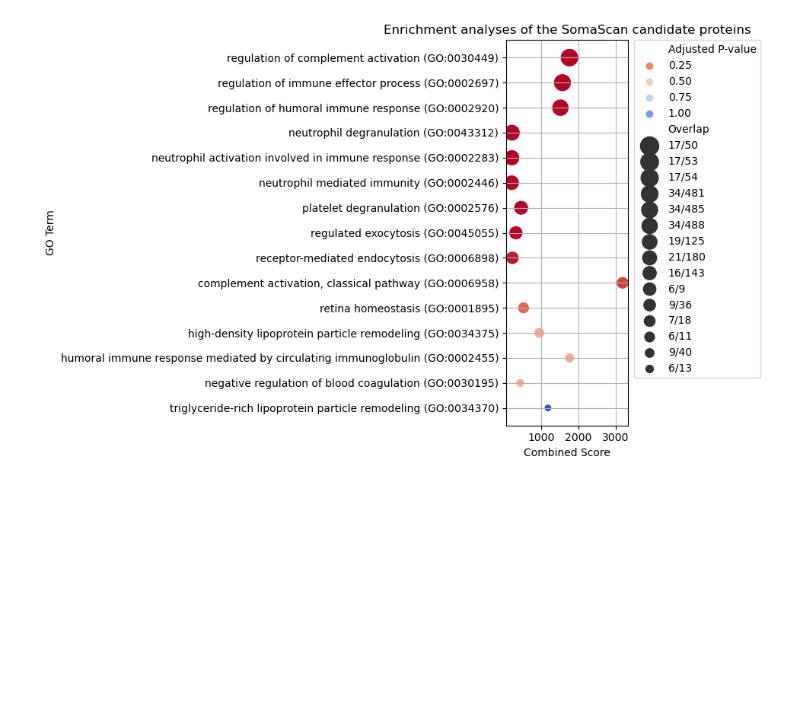
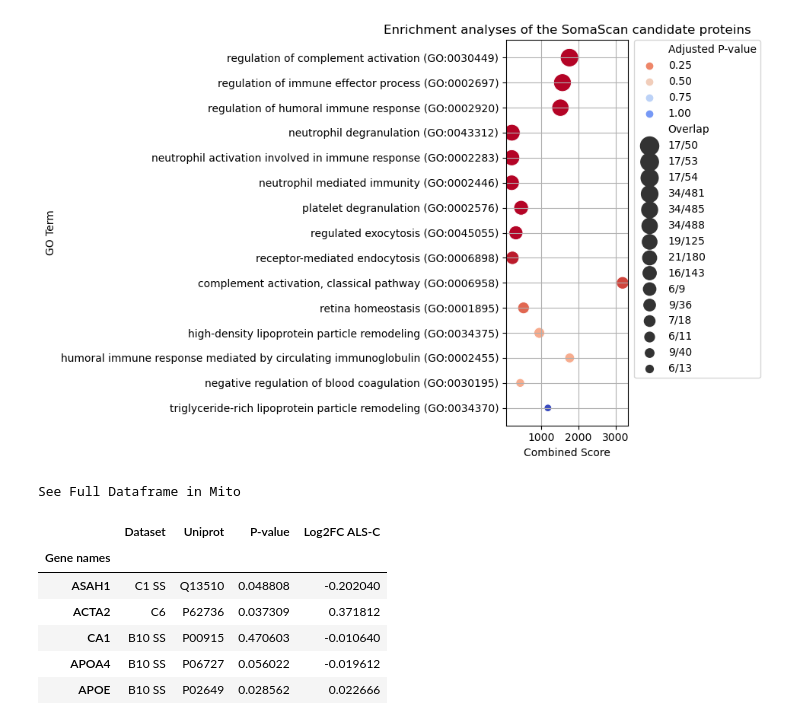
Before and after one commit to YoanaBobeva/PhD-Scripts, a Jupyter notebook: Enrichment in-silico.ipynb, the cells around one changed output. Saved outputs shown, nothing was run; the diff lists cells and outputs as text; code cells hidden in the pictures; blank space fills up the shorter version.

```diff
--- a/Enrichment in-silico.ipynb
+++ b/Enrichment in-silico.ipynb
@@ -211,3 +211,15 @@ plt.tight_layout()
 plt.show()
 # %% [output]
 [figure]
+# %%
+protsoma=pd.read_excel(r"C:\Users\Client\OneDrive - Queen Mary, University of London\PhD\PhD back up\Programing full\R\Datasets\Enrichment in-silico.xlsx", sheet_name="100 proteins for SomaScan", header=0, index_col="Gene names")
+protsoma.head()
+# %% [output]
+See Full Dataframe in Mito
+|  | Dataset | Uniprot | P-value | Log2FC ALS-C |
+| Gene names |  |  |  |  |
+| ASAH1 | C1 SS | Q13510 | 0.048808 | -0.202040 |
+| ACTA2 | C6 | P62736 | 0.037309 | 0.371812 |
+| CA1 | B10 SS | P00915 | 0.470603 | -0.010640 |
+| APOA4 | B10 SS | P06727 | 0.056022 | -0.019612 |
+| APOE | B10 SS | P02649 | 0.028562 | 0.022666 |
```
Also changed, not shown: parts of 1 cell of this notebook.
